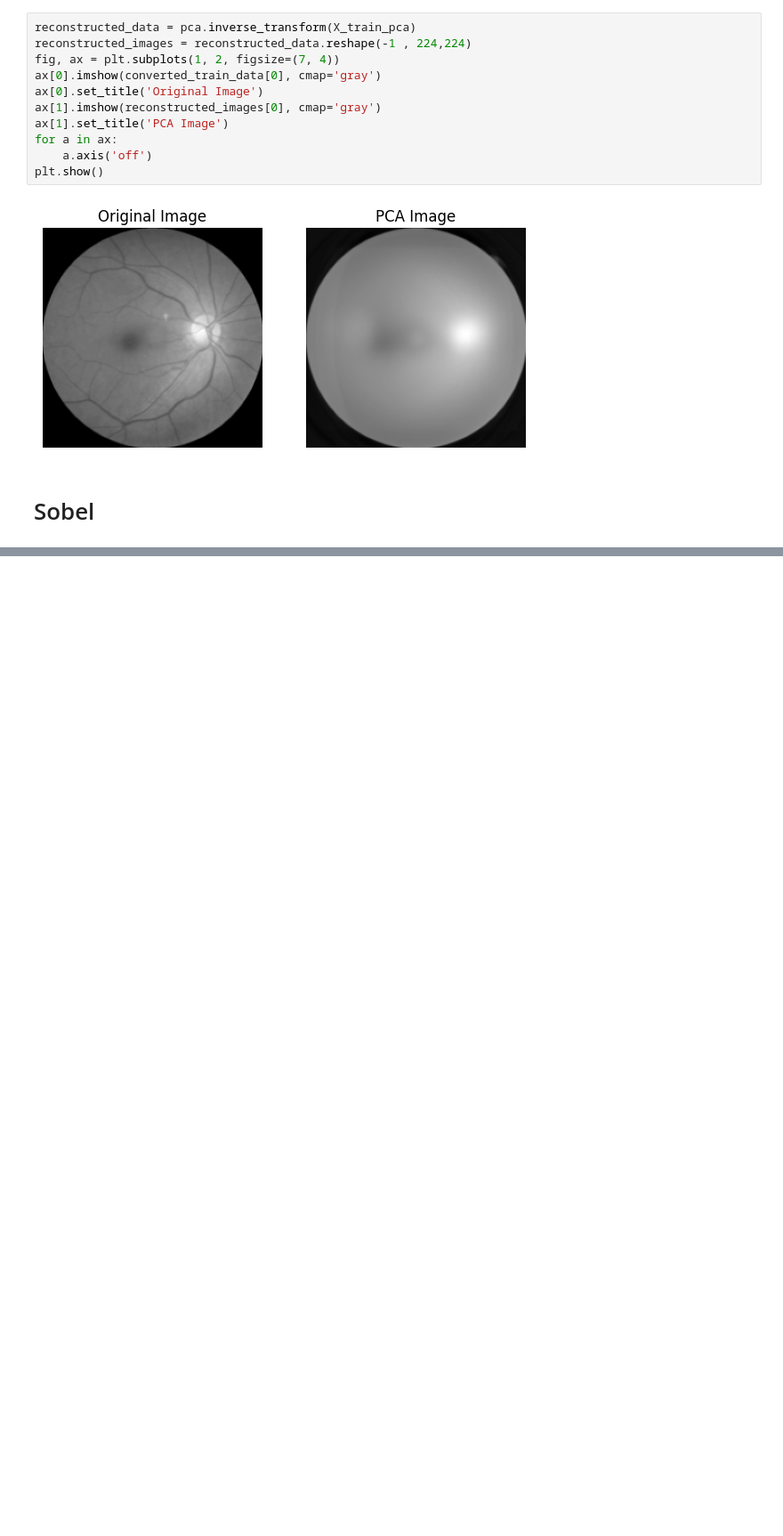
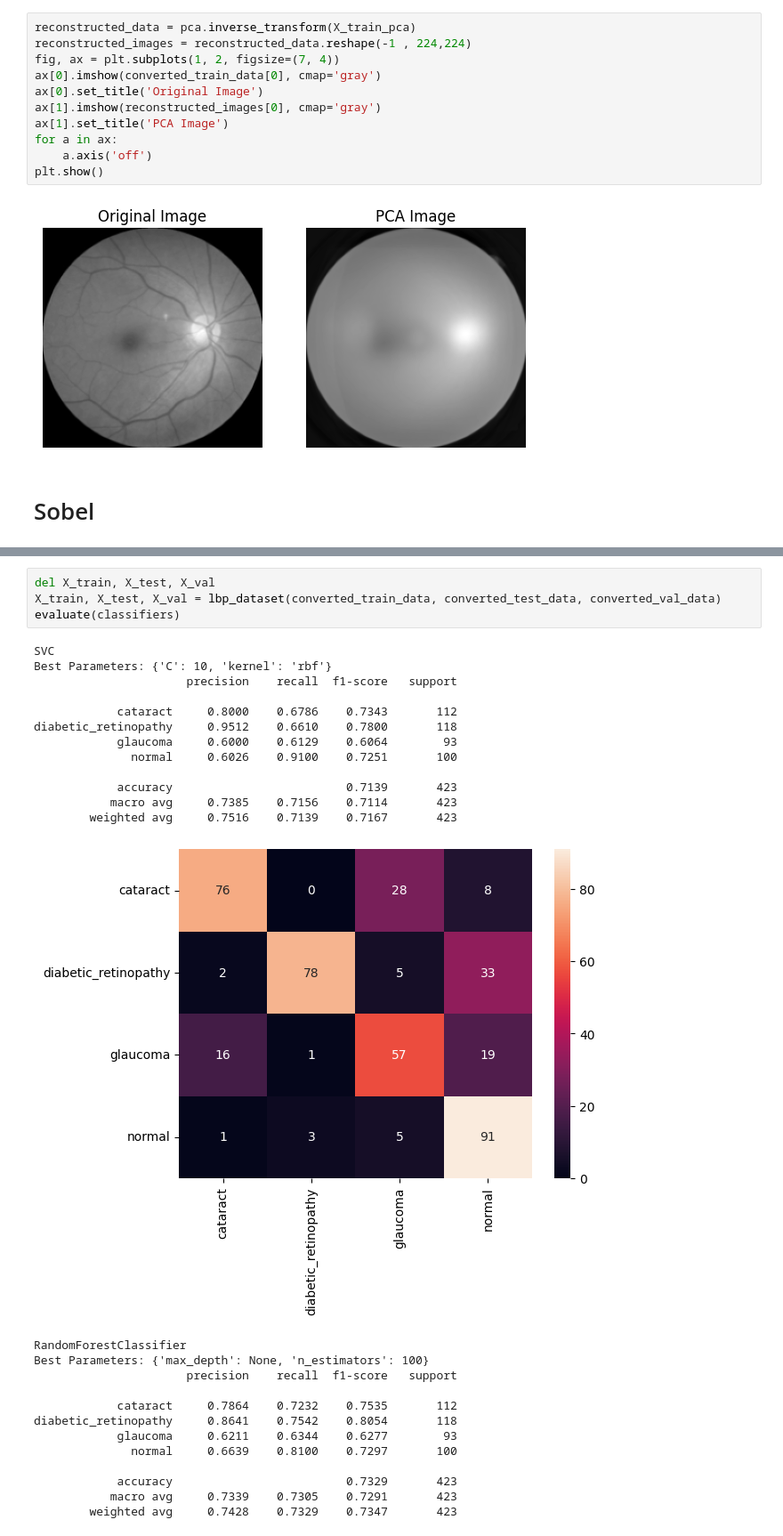
Before and after one commit to michni00/Image-Classification, a Jupyter notebook: Image_Classification.ipynb, the cells around one changed output, grey strips where cells are left out. Shown at 89% size. Drawn from its saved outputs; the diff is of its cells as text; blank space fills up the shorter version.

```diff
--- a/Image_Classification.ipynb
+++ b/Image_Classification.ipynb
@@ -371,0 +507,30 @@ Dokładność modelu: 0.7966903073286052
+# %%
+del X_train, X_test, X_val
+X_train, X_test, X_val = lbp_dataset(converted_train_data, converted_test_data, converted_val_data)
+evaluate(classifiers)
+# %% [output]
+SVC
+Best Parameters: {'C': 10, 'kernel': 'rbf'}
+                      precision    recall  f1-score   support
+
+            cataract     0.8000    0.6786    0.7343       112
+diabetic_retinopathy     0.9512    0.6610    0.7800       118
+            glaucoma     0.6000    0.6129    0.6064        93
+              normal     0.6026    0.9100    0.7251       100
+
+            accuracy                         0.7139       423
+           macro avg     0.7385    0.7156    0.7114       423
+        weighted avg     0.7516    0.7139    0.7167       423
+[figure, added]
+RandomForestClassifier
+Best Parameters: {'max_depth': None, 'n_estimators': 100}
+                      precision    recall  f1-score   support
+
+            cataract     0.7864    0.7232    0.7535       112
+diabetic_retinopathy     0.8641    0.7542    0.8054       118
+            glaucoma     0.6211    0.6344    0.6277        93
+              normal     0.6639    0.8100    0.7297       100
+
+            accuracy                         0.7329       423
+           macro avg     0.7339    0.7305    0.7291       423
+        weighted avg     0.7428    0.7329    0.7347       423
```
Also changed, not shown: parts of 33 cells of this notebook.
